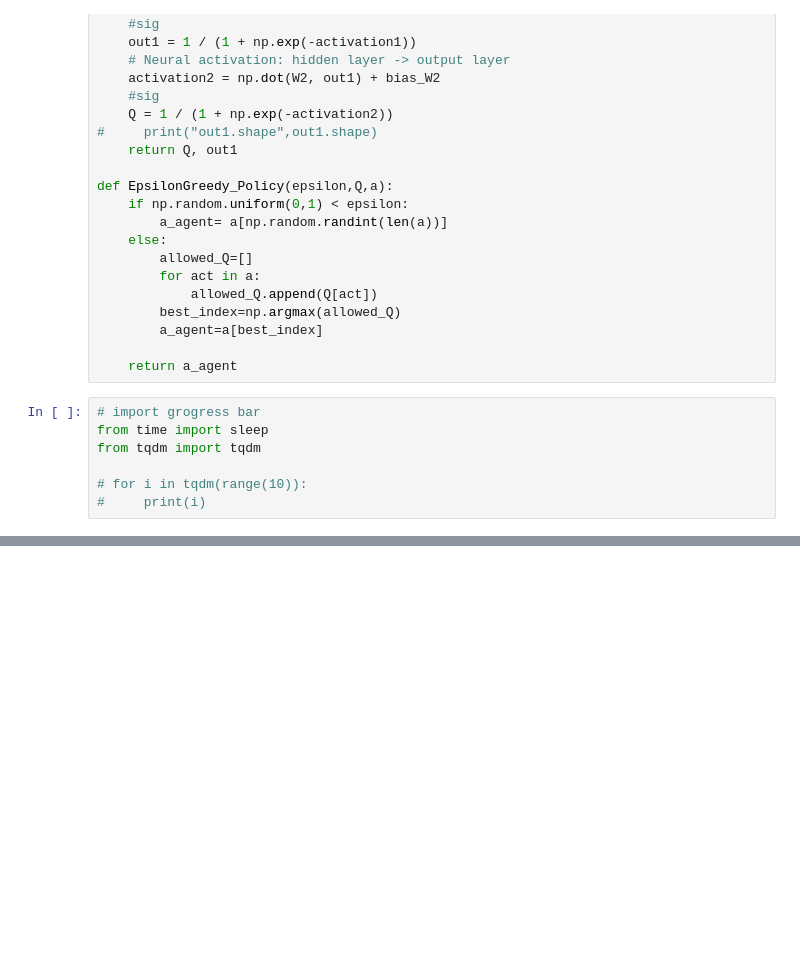
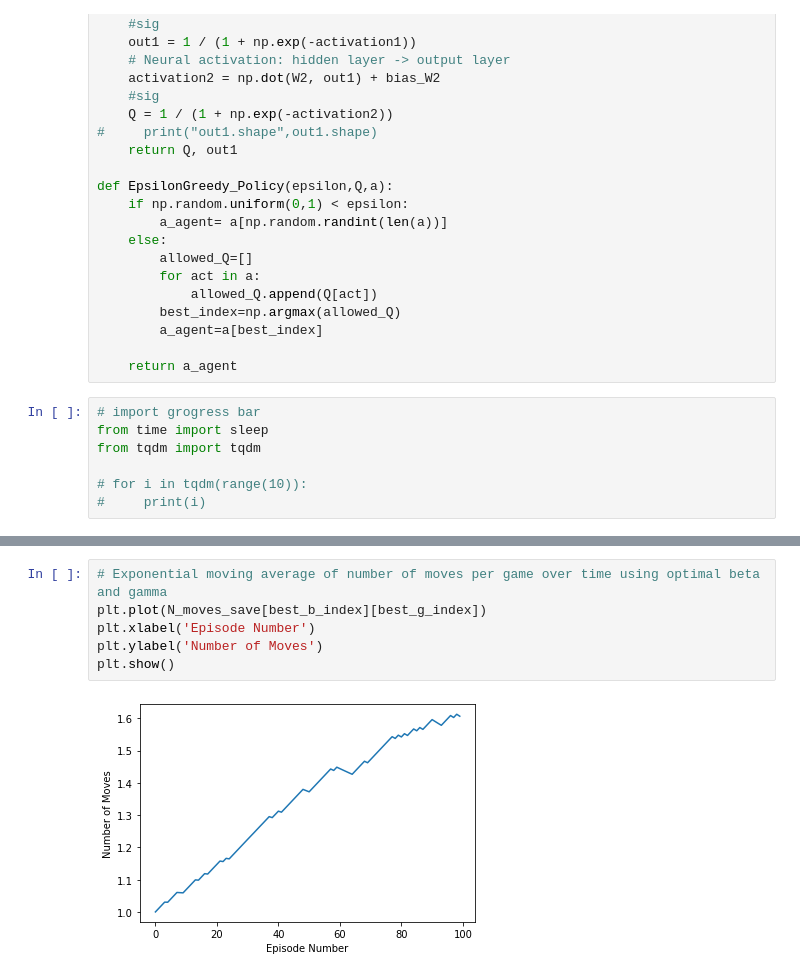
Before and after one commit to guandaz24/Reinforcement-Learning, a Jupyter notebook: SARSA-parameter-tuning.ipynb, the cells around one changed output, grey strips where cells are left out. Drawn from its saved outputs; the diff is of its cells as text; blank space fills up the shorter version.

```diff
--- a/SARSA-parameter-tuning.ipynb
+++ b/SARSA-parameter-tuning.ipynb
@@ -367,0 +398,8 @@ ax.plot_surface(betas, gammas, proportion_wins_save)
+# %%
+# Exponential moving average of number of moves per game over time using optimal beta and gamma
+plt.plot(N_moves_save[best_b_index][best_g_index])
+plt.xlabel('Episode Number')
+plt.ylabel('Number of Moves')
+plt.show()
+# %% [output]
+[figure, added]
```
Also changed, not shown: parts of 10 cells of this notebook.
